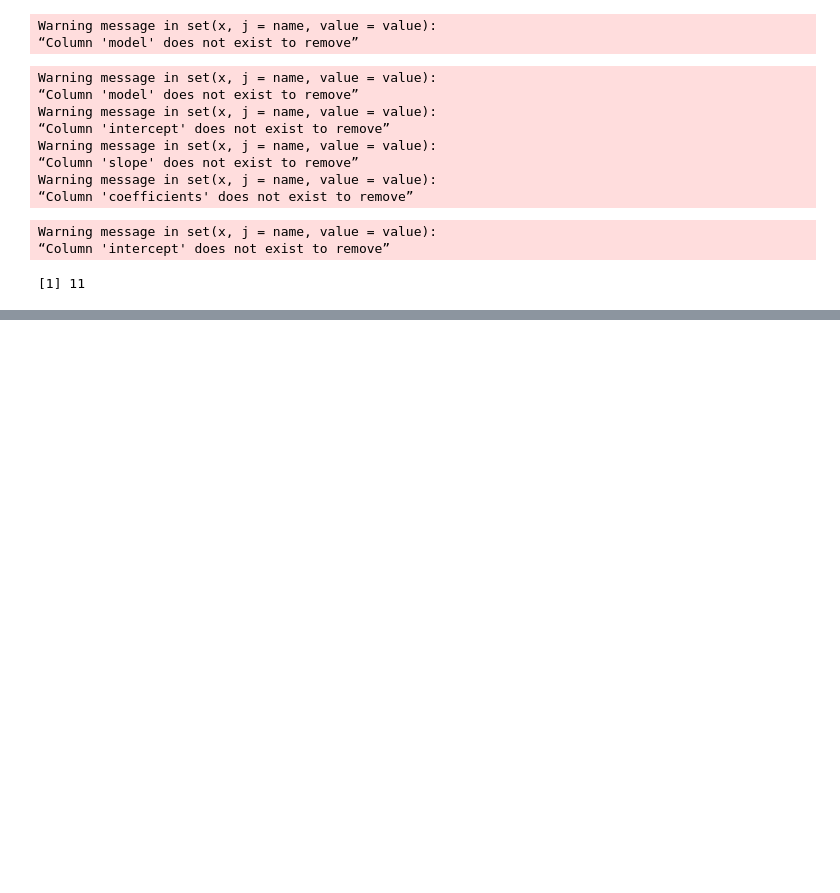
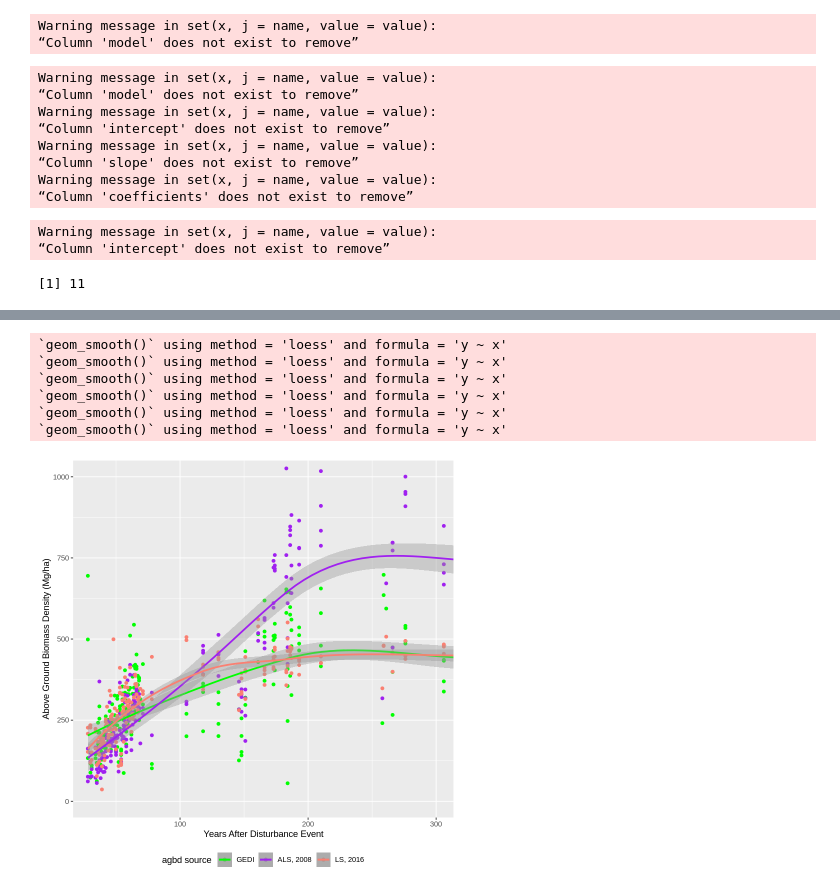
Before and after one commit to seismosmsr/machine_learning, a Jupyter notebook: gedi_analysis_HJA_analysis_v1.ipynb, the cells around one changed output, grey strips where cells are left out. Cells and saved outputs as stored; diff of their text form; code cells hidden in the pictures; blank space fills up the shorter version.

```diff
--- a/gedi_analysis_HJA_analysis_v1.ipynb
+++ b/gedi_analysis_HJA_analysis_v1.ipynb
@@ -873,30 +826,39 @@ names(hja_summary_dt)
 # %%
 hja_summary_dt[!is.na(agbd),][,list(agbd = mean(agbd,na.rm=T),mean_2003 = mean(mean_conus_2003,na.rm=T),mean_2008 = mean(mean_hja_2008,na.rm=T),mean_2016 = mean(mean_conus_2016,na.rm=T)),by=.(wnf_year,gedi_year)][wnf_year>0] %>%
   ggplot(aes(x=2023-wnf_year,y=agbd,color='GEDI' %>% factor(levels = c('GEDI','ALS, 2008','MODIS 2003','LS, 2016'))))+
   geom_point( ) +
   # geom_point(aes(y=mean_2003,color='MODIS 2003' %>% factor(levels = c('GEDI','ALS, 2008','MODIS 2003','LS, 2016'))) ) +
   geom_point(aes(y=mean_2008,color='ALS, 2008' %>% factor(levels = c('GEDI','ALS, 2008','MODIS 2003','LS, 2016')))  ) +
   geom_point(aes(y=mean_2016,color='LS, 2016' %>% factor(levels = c('GEDI','ALS, 2008','MODIS 2003','LS, 2016'))) )+
   # geom_abline(color='red') +
   geom_smooth( ) +
   # geom_smooth(aes(y=mean_2003,color='MODIS 2003' %>% factor(levels = c('GEDI','ALS, 2008','MODIS 2003','LS, 2016'))) ) +
   geom_smooth(aes(y=mean_2008,color='ALS, 2008' %>% factor(levels = c('GEDI','ALS, 2008','MODIS 2003','LS, 2016'))) ) +
   geom_smooth(aes(y=mean_2016,color='LS, 2016' %>% factor(levels = c('GEDI','ALS, 2008','MODIS 2003','LS, 2016'))) ) +
   # Hide the annotations
   # Manually add custom legend
   # xlim(0,20)+
   ylab("Above Ground Biomass Density (Mg/ha)")+
-  # ylim(0,250)+
+  # xlim(0,250)+
   xlab('Years After Disturbance Event')+
   scale_color_manual(
     values = c('GEDI' = 'green', 'MODIS 2003' = 'red', 'ALS, 2008' = 'purple', 'LS, 2016' = 'salmon'),
     name = 'agbd source',  # Changing the name of the legend here
     breaks = c('GEDI','MODIS 2003','ALS, 2008','LS, 2016'),
     labels = c('GEDI', 'MODIS 2003', 'ALS, 2008','LS, 2016'),
     position = 'bottom') +
+    coord_cartesian(xlim = c(30, 300), ylim = c(0, 1000))+
   theme(legend.position = 'bottom')
 
 ggsave("/content/graphics/HJA_recovery.jpg",height = 6, width = 8)
+# %% [output]
+`geom_smooth()` using method = 'loess' and formula = 'y ~ x'
+`geom_smooth()` using method = 'loess' and formula = 'y ~ x'
+`geom_smooth()` using method = 'loess' and formula = 'y ~ x'
+`geom_smooth()` using method = 'loess' and formula = 'y ~ x'
+`geom_smooth()` using method = 'loess' and formula = 'y ~ x'
+`geom_smooth()` using method = 'loess' and formula = 'y ~ x'
+[figure, added]
 # %%
 summary_dt[!is.na(group_quantile) & !is.na(HUC8) &n_group>30 &n>5][]
 
```
Also changed, not shown: parts of 37 cells of this notebook.
